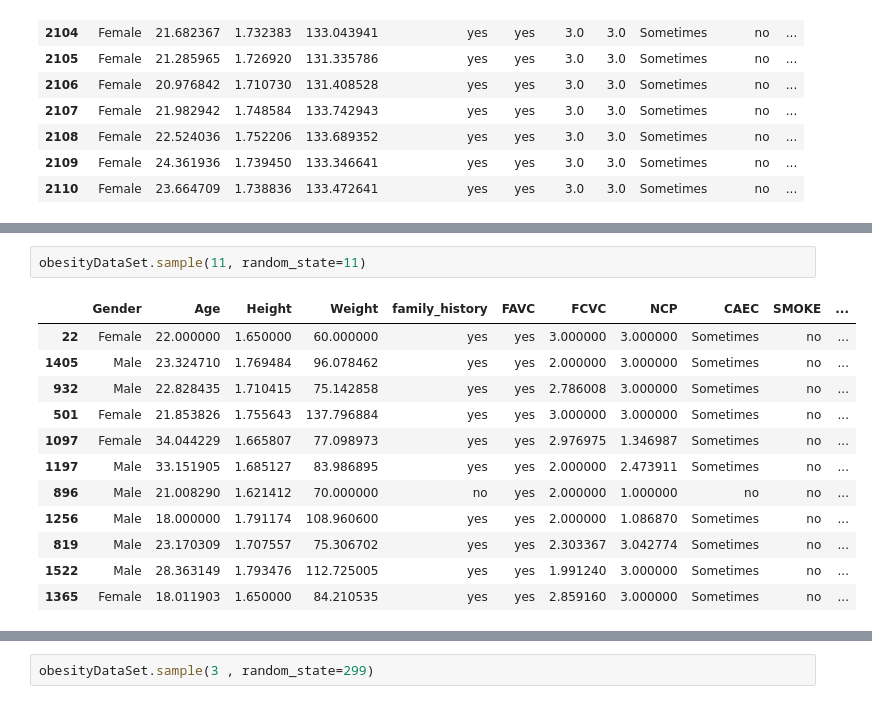
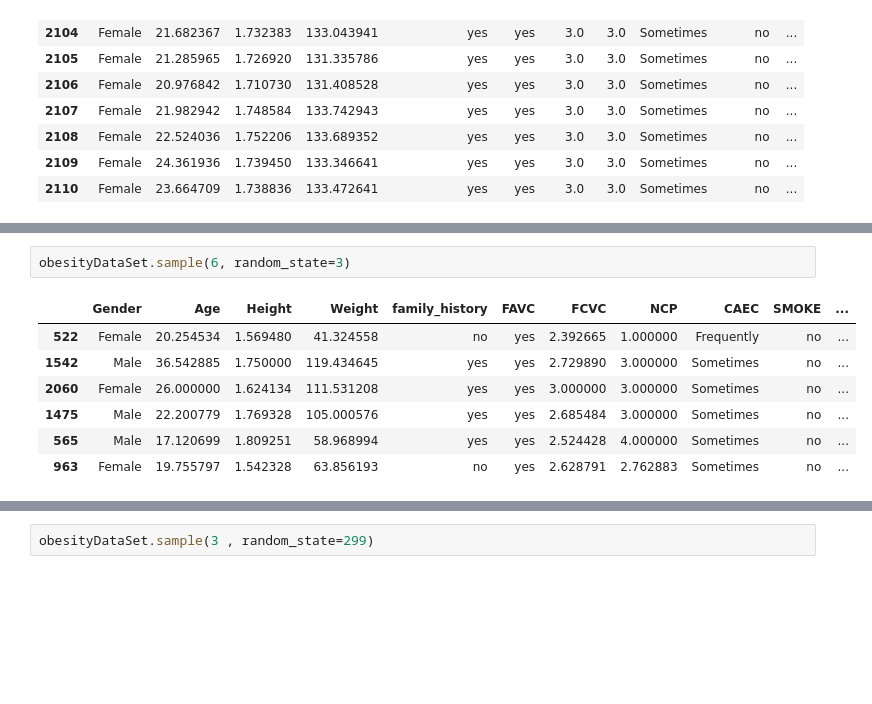
Before and after one commit to satyanshpandey/pandas-learning-, a Jupyter notebook: working_with_obesity_dataset.ipynb, the cells around one changed output, grey strips where cells are left out. Drawn from its saved outputs; the diff is of its cells as text; blank space fills up the shorter version.

```diff
--- a/working_with_obesity_dataset.ipynb
+++ b/working_with_obesity_dataset.ipynb
@@ -64,16 +64,11 @@ obesityDataSet.sample(5)
 # %%
-obesityDataSet.sample(11, random_state=11)
+obesityDataSet.sample(6, random_state=3)
 # %% [output]
 |  | Gender | Age | Height | Weight | family_history | FAVC | FCVC | NCP | CAEC | SMOKE | ... |
-| 22 | Female | 22.000000 | 1.650000 | 60.000000 | yes | yes | 3.000000 | 3.000000 | Sometimes | no | ... |
-| 1405 | Male | 23.324710 | 1.769484 | 96.078462 | yes | yes | 2.000000 | 3.000000 | Sometimes | no | ... |
-| 932 | Male | 22.828435 | 1.710415 | 75.142858 | yes | yes | 2.786008 | 3.000000 | Sometimes | no | ... |
-| 501 | Female | 21.853826 | 1.755643 | 137.796884 | yes | yes | 3.000000 | 3.000000 | Sometimes | no | ... |
-| 1097 | Female | 34.044229 | 1.665807 | 77.098973 | yes | yes | 2.976975 | 1.346987 | Sometimes | no | ... |
-| 1197 | Male | 33.151905 | 1.685127 | 83.986895 | yes | yes | 2.000000 | 2.473911 | Sometimes | no | ... |
-| 896 | Male | 21.008290 | 1.621412 | 70.000000 | no | yes | 2.000000 | 1.000000 | no | no | ... |
-| 1256 | Male | 18.000000 | 1.791174 | 108.960600 | yes | yes | 2.000000 | 1.086870 | Sometimes | no | ... |
-| 819 | Male | 23.170309 | 1.707557 | 75.306702 | yes | yes | 2.303367 | 3.042774 | Sometimes | no | ... |
-| 1522 | Male | 28.363149 | 1.793476 | 112.725005 | yes | yes | 1.991240 | 3.000000 | Sometimes | no | ... |
-| 1365 | Female | 18.011903 | 1.650000 | 84.210535 | yes | yes | 2.859160 | 3.000000 | Sometimes | no | ... |
+| 522 | Female | 20.254534 | 1.569480 | 41.324558 | no | yes | 2.392665 | 1.000000 | Frequently | no | ... |
+| 1542 | Male | 36.542885 | 1.750000 | 119.434645 | yes | yes | 2.729890 | 3.000000 | Sometimes | no | ... |
+| 2060 | Female | 26.000000 | 1.624134 | 111.531208 | yes | yes | 3.000000 | 3.000000 | Sometimes | no | ... |
+| 1475 | Male | 22.200779 | 1.769328 | 105.000576 | yes | yes | 2.685484 | 3.000000 | Sometimes | no | ... |
+| 565 | Male | 17.120699 | 1.809251 | 58.968994 | yes | yes | 2.524428 | 4.000000 | Sometimes | no | ... |
+| 963 | Female | 19.755797 | 1.542328 | 63.856193 | no | yes | 2.628791 | 2.762883 | Sometimes | no | ... |
 # %%
```
Also changed, not shown: parts of 18 cells of this notebook, 2 other files.
